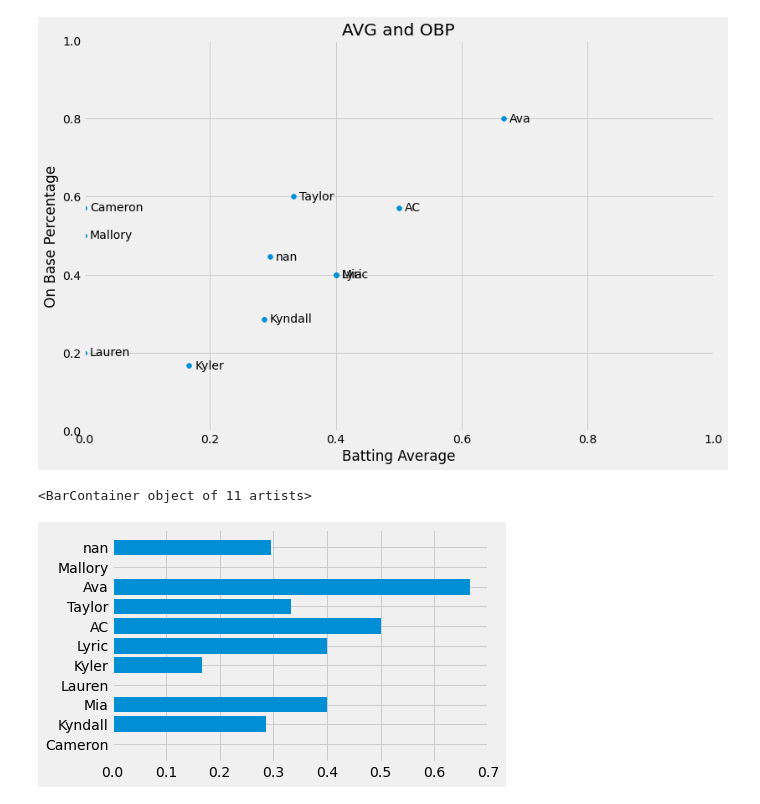
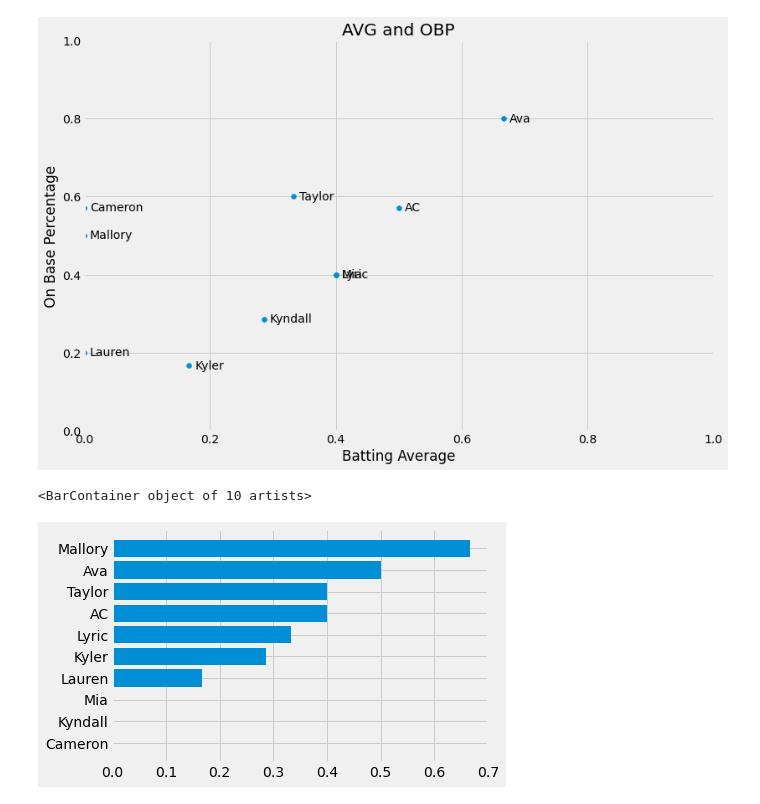
Before and after one commit to highsmithjd/softball, a Jupyter notebook: notebooks/gamechanger.ipynb, the cells around one changed output. Saved outputs shown, nothing was run; the diff lists cells and outputs as text; code cells hidden in the pictures.

```diff
--- a/notebooks/gamechanger.ipynb
+++ b/notebooks/gamechanger.ipynb
@@ -40,15 +40,22 @@ initial_batting_df_drop_glossary = initial_batting_df_drop_header_row[initial_ba
 # %%
 #drop rows where the 'Number'j column contains nulls
 initial_batting_df_drop_nan = initial_batting_df_drop_glossary[initial_batting_df_drop_glossary['Number'].notna()]
+
+initial_batting_df_drop_total = initial_batting_df_drop_nan[initial_batting_df_drop_nan['First'].notna()]
 # %%
 
 #initial_batting_df_drop_nan["Number"] = initial_batting_df_drop_nan["Number"].astype(int)
-initial_batting_df_drop_nan["GP"] = initial_batting_df_drop_nan["GP"].astype(int)
-initial_batting_df_drop_nan["AVG"] = initial_batting_df_drop_nan["AVG"].astype(float)
-initial_batting_df_drop_nan["OBP"] = initial_batting_df_drop_nan["OBP"].astype(float)
-initial_batting_df_drop_nan["OPS"] = initial_batting_df_drop_nan["OPS"].astype(float)
-initial_batting_df_drop_nan["First"] = initial_batting_df_drop_nan["First"].astype(str)
-initial_batting_df_drop_nan.head()
+initial_batting_df_drop_nan.loc[:,"GP"] = initial_batting_df_drop_nan["GP"].astype(int)
+initial_batting_df_drop_nan.loc[:,"AVG"] = initial_batting_df_drop_nan["AVG"].astype(float)
+initial_batting_df_drop_nan.loc[:,"OBP"] = initial_batting_df_drop_nan["OBP"].astype(float)
+initial_batting_df_drop_nan.loc[:,"OPS"] = initial_batting_df_drop_nan["OPS"].astype(float)
+initial_batting_df_drop_nan.loc[:,"First"] = initial_batting_df_drop_nan["First"].astype(str)
+
+initial_batting_df_drop_total.loc[:,"GP"] = initial_batting_df_drop_total["GP"].astype(int)
+initial_batting_df_drop_total.loc[:,"AVG"] = initial_batting_df_drop_total["AVG"].astype(float)
+initial_batting_df_drop_total.loc[:,"OBP"] = initial_batting_df_drop_total["OBP"].astype(float)
+initial_batting_df_drop_total.loc[:,"OPS"] = initial_batting_df_drop_total["OPS"].astype(float)
+initial_batting_df_drop_total.loc[:,"First"] = initial_batting_df_drop_total["First"].astype(str)
 # %% [output]
 A value is trying to be set on a copy of a slice from a DataFrame.
 Try using .loc[row_indexer,col_indexer] = value instead
@@ -80,7 +68,7 @@ See the caveats in the documentation: https://pandas.pydata.org/pandas-docs/stab
 # plt.figure increases the plot size so the scatter plot is not so crowded
 fig = plt.figure(figsize=(12,8))
 plt.style.use('fivethirtyeight')
-plt.scatter(initial_batting_df_drop_nan["AVG"], initial_batting_df_drop_nan["OBP"])
+plt.scatter(initial_batting_df_drop_total["AVG"], initial_batting_df_drop_total["OBP"])
 plt.xlabel("Batting Average")
 plt.ylabel('On Base Percentage')
 plt.title('AVG and OBP')
@@ -89,7 +77,7 @@ plt.xlim((0,1))
 plt.ylim((0,1))
 
 
-for x_pos, y_pos, label in zip(initial_batting_df_drop_nan["AVG"], initial_batting_df_drop_nan["OBP"], initial_batting_df_drop_nan["First"]):
+for x_pos, y_pos, label in zip(initial_batting_df_drop_total["AVG"], initial_batting_df_drop_total["OBP"], initial_batting_df_drop_total["First"]):
     plt.annotate(label,             # The label for this point
                 xy=(x_pos, y_pos), # Position of the corresponding point
                 xytext=(7, 0),     # Offset text by 7 points to the right
@@ -105,10 +93,10 @@ plt.grid()
 
 plt.show()
 # %% [output]
-[figure, old version]
+[figure, new version]
 # %%
-#horizontal bar chare of batting averages
-plt.barh(initial_batting_df_drop_nan.First, initial_batting_df_drop_nan.AVG)
+#horizontal bar chare of batting averages, sorted AVG with the sorted() function
+plt.barh(initial_batting_df_drop_total.First, sorted(initial_batting_df_drop_total.AVG))
 # %% [output]
-<BarContainer object of 11 artists>
+<BarContainer object of 10 artists>
-[figure, old version]
+[figure, new version]
```
Also changed, not shown: parts of 1 cell of this notebook.
